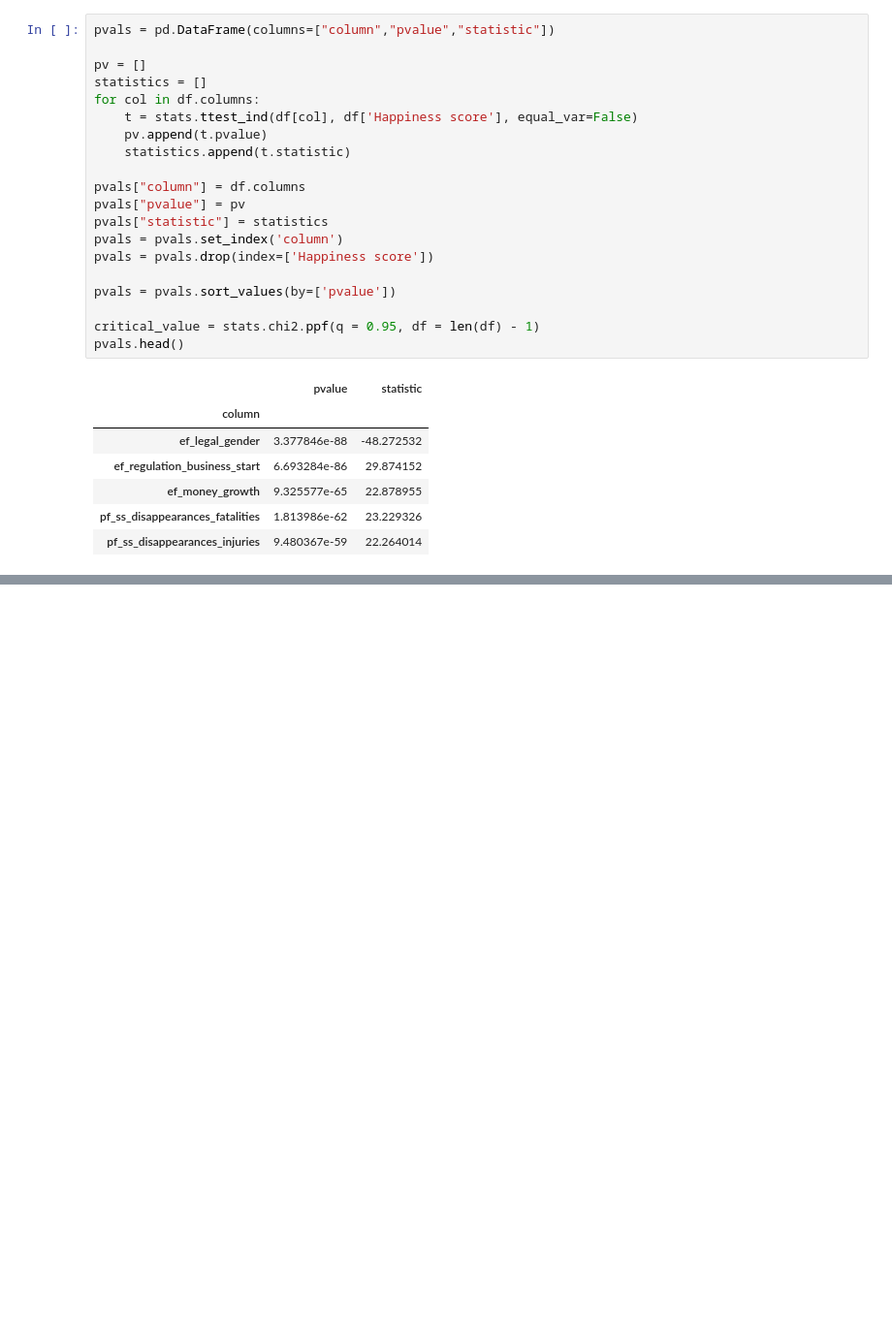
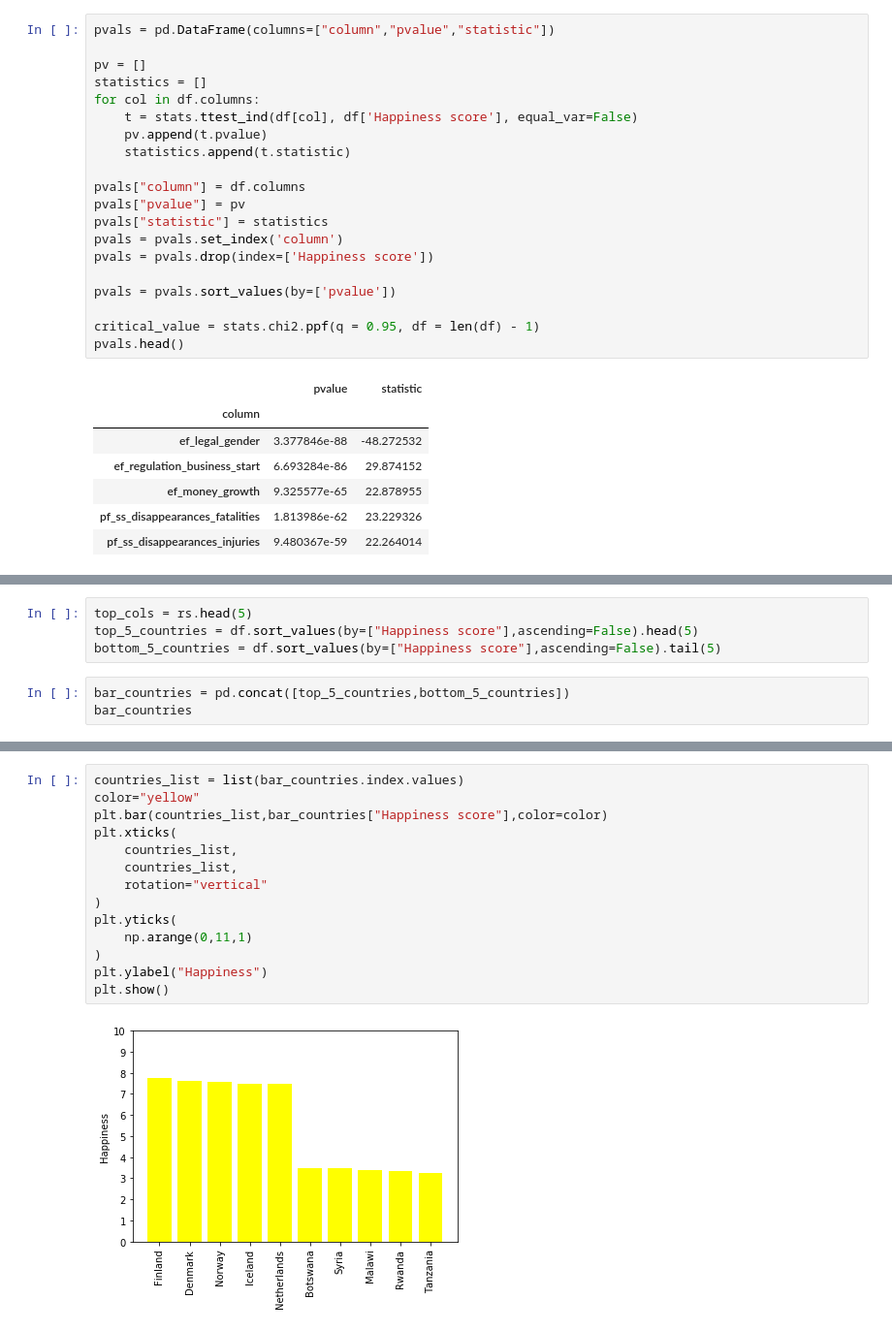
Before and after one commit to Faedra/Freedom-and-Happiness, a Jupyter notebook: thefunstuff/Question_3.ipynb, the cells around one changed output, grey strips where cells are left out. Shown: that part at 97% size. Cells and saved outputs as stored; diff of their text form; blank space fills up the shorter version.

```diff
--- a/thefunstuff/Question_3.ipynb
+++ b/thefunstuff/Question_3.ipynb
@@ -174,0 +149,7 @@ ef_legal_military
+# %%
+top_cols = rs.head(5)
+top_5_countries = df.sort_values(by=["Happiness score"],ascending=False).head(5)
+bottom_5_countries = df.sort_values(by=["Happiness score"],ascending=False).tail(5)
+# %%
+bar_countries = pd.concat([top_5_countries,bottom_5_countries])
+bar_countries
@@ -174,0 +169,16 @@ ef_legal_military
+# %%
+countries_list = list(bar_countries.index.values)
+color="yellow"
+plt.bar(countries_list,bar_countries["Happiness score"],color=color)
+plt.xticks(
+    countries_list,
+    countries_list,
+    rotation="vertical"
+)
+plt.yticks(
+    np.arange(0,11,1)
+)
+plt.ylabel("Happiness")
+plt.show()
+# %% [output]
+[figure, added]
```
Also changed, not shown: parts of 7 cells of this notebook, 1 other file.
